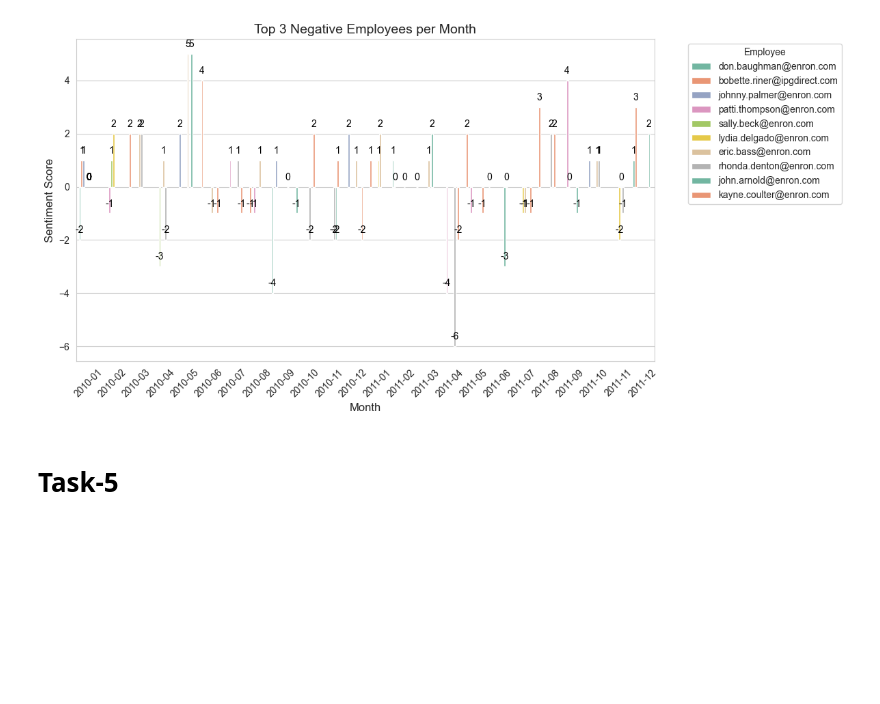
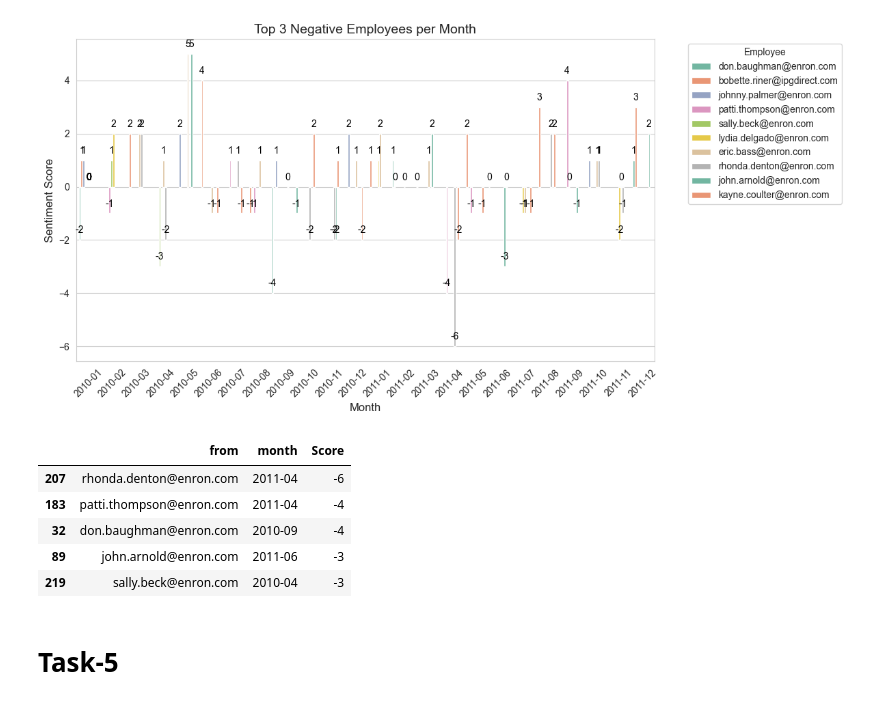
Before and after one commit to ParasNingune/Springer-Capital-Final-Task, a Jupyter notebook: notebook.ipynb, the cells around one changed output. Saved outputs shown, nothing was run; the diff lists cells and outputs as text; code cells hidden in the pictures; blank space fills up the shorter version.

```diff
--- a/notebook.ipynb
+++ b/notebook.ipynb
@@ -280,6 +297,16 @@ plt.tight_layout()
 plt.show()
 # %% [output]
 [figure]
+# %%
+top3_neg
+top3_neg.sort_values(by="Score").head(5)
+# %% [output]
+|  | from | month | Score |
+| 207 | rhonda.denton@enron.com | 2011-04 | -6 |
+| 183 | patti.thompson@enron.com | 2011-04 | -4 |
+| 32 | don.baughman@enron.com | 2010-09 | -4 |
+| 89 | john.arnold@enron.com | 2011-06 | -3 |
+| 219 | sally.beck@enron.com | 2010-04 | -3 |
 # %% [markdown]
 # Task-5
 # %%
```
Also changed, not shown: parts of 2 cells of this notebook, 1 other file.
